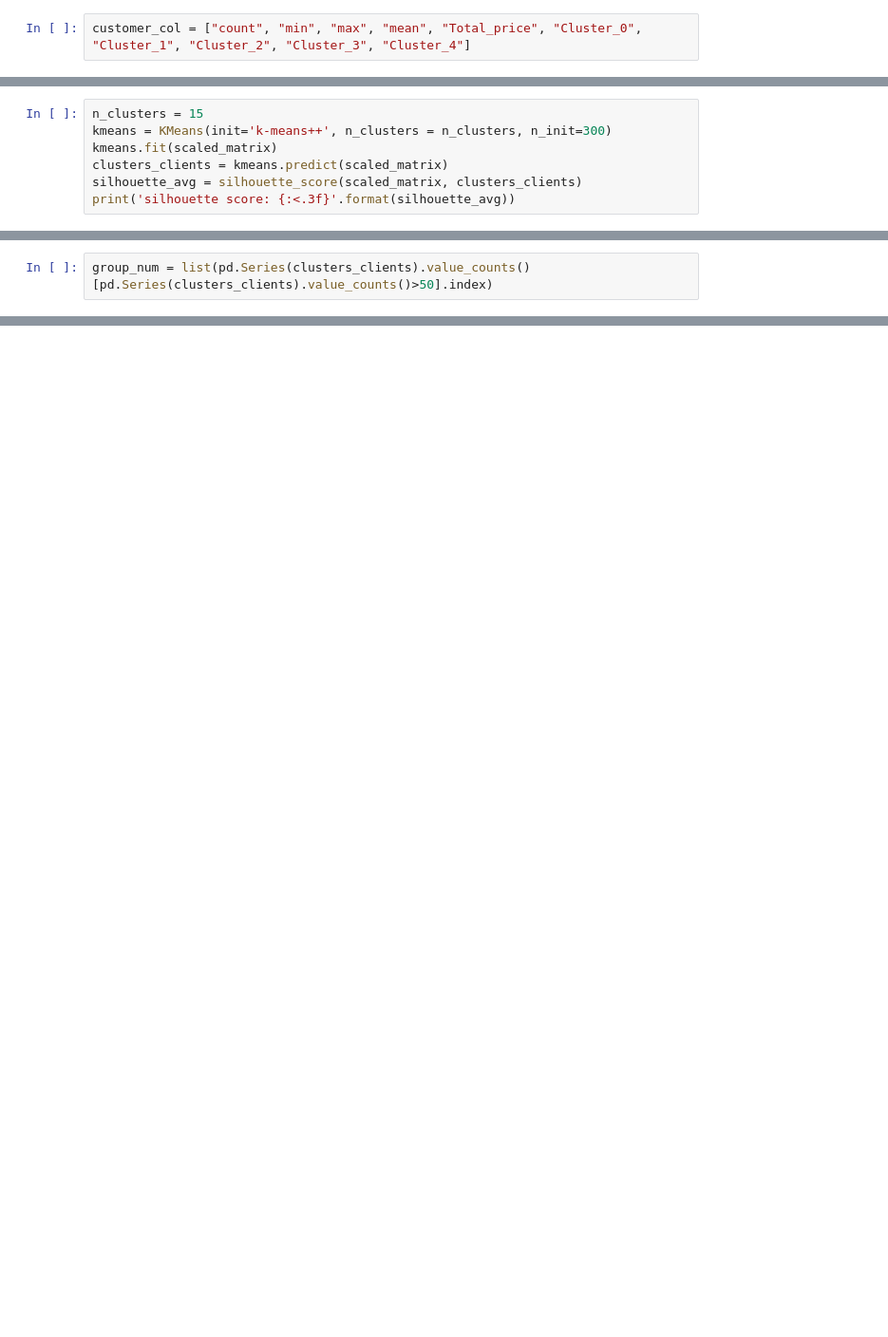
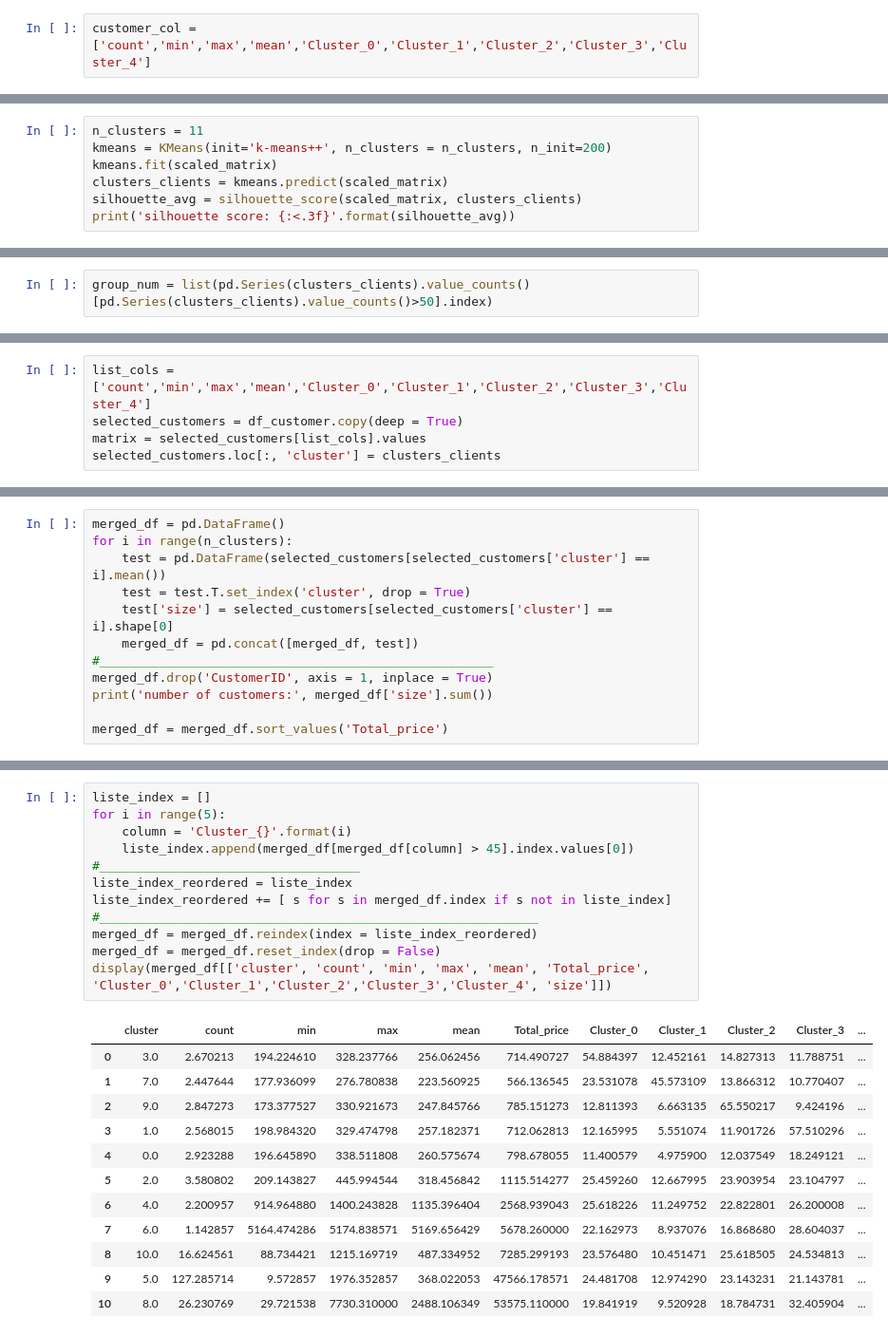
Before and after one commit to skr-95/E_Commerce_Sales_Forecast_Project, a Jupyter notebook: Step2_FeatureEngineer.ipynb, the cells around one changed output, grey strips where cells are left out. Shown at 95% size. Cells and saved outputs as stored; diff of their text form; blank space fills up the shorter version.

```diff
--- a/Step2_FeatureEngineer.ipynb
+++ b/Step2_FeatureEngineer.ipynb
@@ -249,7 +367,7 @@ print("只够买过一次的用户占总用户的比例: {:<2}/{:<5} ({:<2.2f}%)
 ### 2.2.2 对用户进行分类
 选取有意义的特征，对特征进行标准化，再通过PCA降维，再通过k-Means算法对用户进行无监督学习
 # %%
-customer_col = ["count", "min", "max", "mean", "Total_price", "Cluster_0", "Cluster_1", "Cluster_2", "Cluster_3", "Cluster_4"]
+customer_col = ['count','min','max','mean','Cluster_0','Cluster_1','Cluster_2','Cluster_3','Cluster_4']
 # %%
 matrix = df_customer[customer_col].copy(deep=True).values
 # %%
@@ -322,8 +438,8 @@ for i in range(5,14):
 # %% [markdown]
 这里经过调试发现，在组数为15时，各组人数相对分散。
 # %%
-n_clusters = 15
-kmeans = KMeans(init='k-means++', n_clusters = n_clusters, n_init=300)
+n_clusters = 11
+kmeans = KMeans(init='k-means++', n_clusters = n_clusters, n_init=200)
 kmeans.fit(scaled_matrix)
 clusters_clients = kmeans.predict(scaled_matrix)
 silhouette_avg = silhouette_score(scaled_matrix, clusters_clients)
@@ -378,0 +516,5 @@ plt.tight_layout()
+# %%
+list_cols = ['count','min','max','mean','Cluster_0','Cluster_1','Cluster_2','Cluster_3','Cluster_4']
+selected_customers = df_customer.copy(deep = True)
+matrix = selected_customers[list_cols].values
+selected_customers.loc[:, 'cluster'] = clusters_clients
@@ -378,0 +537,12 @@ plt.tight_layout()
+# %%
+merged_df = pd.DataFrame()
+for i in range(n_clusters):
+    test = pd.DataFrame(selected_customers[selected_customers['cluster'] == i].mean())
+    test = test.T.set_index('cluster', drop = True)
+    test['size'] = selected_customers[selected_customers['cluster'] == i].shape[0]
+    merged_df = pd.concat([merged_df, test])
+#_____________________________________________________
+merged_df.drop('CustomerID', axis = 1, inplace = True)
+print('number of customers:', merged_df['size'].sum())
+
+merged_df = merged_df.sort_values('Total_price')
@@ -378,0 +551,25 @@ plt.tight_layout()
+# %%
+liste_index = []
+for i in range(5):
+    column = 'Cluster_{}'.format(i)
+    liste_index.append(merged_df[merged_df[column] > 45].index.values[0])
+#___________________________________
+liste_index_reordered = liste_index
+liste_index_reordered += [ s for s in merged_df.index if s not in liste_index]
+#___________________________________________________________
+merged_df = merged_df.reindex(index = liste_index_reordered)
+merged_df = merged_df.reset_index(drop = False)
+display(merged_df[['cluster', 'count', 'min', 'max', 'mean', 'Total_price', 'Cluster_0','Cluster_1','Cluster_2','Cluster_3','Cluster_4', 'size']])
+# %% [output]
+|  | cluster | count | min | max | mean | Total_price | Cluster_0 | Cluster_1 | Cluster_2 | Cluster_3 | ... |
+| 0 | 3.0 | 2.670213 | 194.224610 | 328.237766 | 256.062456 | 714.490727 | 54.884397 | 12.452161 | 14.827313 | 11.788751 | ... |
+| 1 | 7.0 | 2.447644 | 177.936099 | 276.780838 | 223.560925 | 566.136545 | 23.531078 | 45.573109 | 13.866312 | 10.770407 | ... |
+| 2 | 9.0 | 2.847273 | 173.377527 | 330.921673 | 247.845766 | 785.151273 | 12.811393 | 6.663135 | 65.550217 | 9.424196 | ... |
+| 3 | 1.0 | 2.568015 | 198.984320 | 329.474798 | 257.182371 | 712.062813 | 12.165995 | 5.551074 | 11.901726 | 57.510296 | ... |
+| 4 | 0.0 | 2.923288 | 196.645890 | 338.511808 | 260.575674 | 798.678055 | 11.400579 | 4.975900 | 12.037549 | 18.249121 | ... |
+| 5 | 2.0 | 3.580802 | 209.143827 | 445.994544 | 318.456842 | 1115.514277 | 25.459260 | 12.667995 | 23.903954 | 23.104797 | ... |
+| 6 | 4.0 | 2.200957 | 914.964880 | 1400.243828 | 1135.396404 | 2568.939043 | 25.618226 | 11.249752 | 22.822801 | 26.200008 | ... |
+| 7 | 6.0 | 1.142857 | 5164.474286 | 5174.838571 | 5169.656429 | 5678.260000 | 22.162973 | 8.937076 | 16.868680 | 28.604037 | ... |
+| 8 | 10.0 | 16.624561 | 88.734421 | 1215.169719 | 487.334952 | 7285.299193 | 23.576480 | 10.451471 | 25.618505 | 24.534813 | ... |
+| 9 | 5.0 | 127.285714 | 9.572857 | 1976.352857 | 368.022053 | 47566.178571 | 24.481708 | 12.974290 | 23.143231 | 21.143781 | ... |
+| 10 | 8.0 | 26.230769 | 29.721538 | 7730.310000 | 2488.106349 | 53575.110000 | 19.841919 | 9.520928 | 18.784731 | 32.405904 | ... |
```
Also changed, not shown: parts of 31 cells of this notebook.
